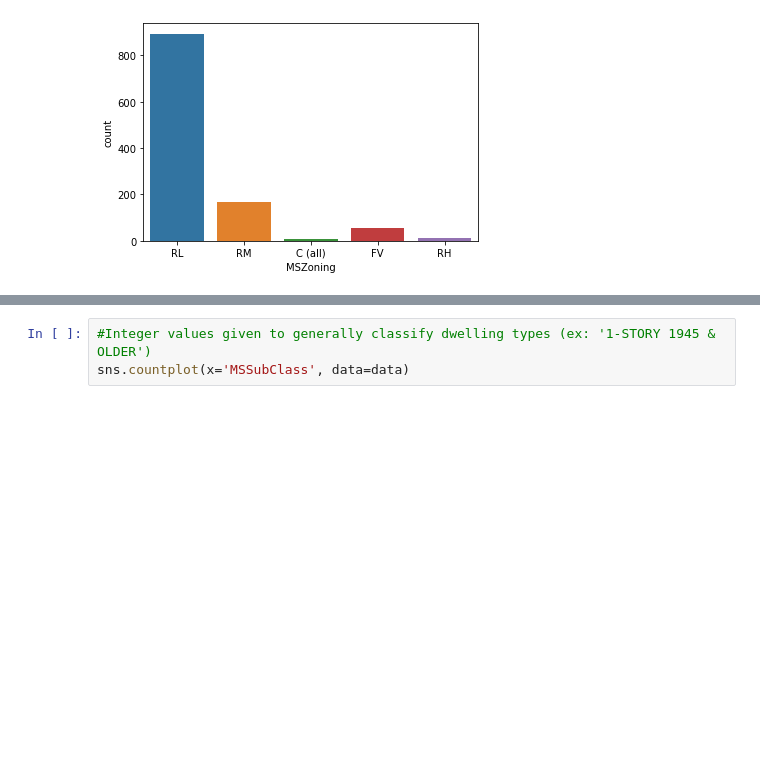
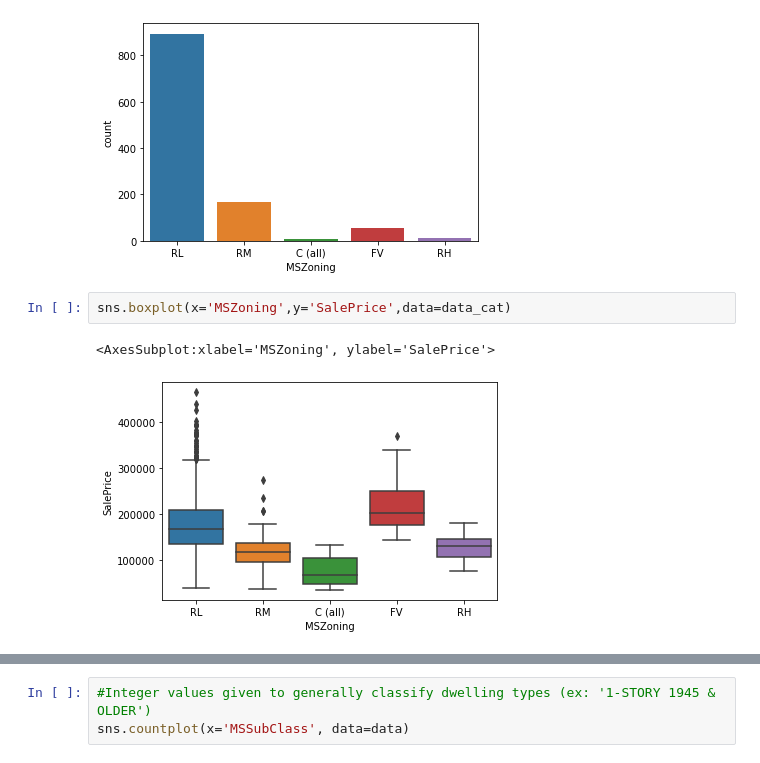
Before and after one commit to nroller28/CapstoneTwo, a Jupyter notebook: CapstoneTwoEDA.ipynb, the cells around one changed output, grey strips where cells are left out. Cells and saved outputs as stored; diff of their text form; blank space fills up the shorter version.

```diff
--- a/CapstoneTwoEDA.ipynb
+++ b/CapstoneTwoEDA.ipynb
@@ -132,3 +133,8 @@ sns.countplot(data=data_cat, x='MSZoning')
 # %% [output]
 <AxesSubplot:xlabel='MSZoning', ylabel='count'>
 [figure]
+# %%
+sns.boxplot(x='MSZoning',y='SalePrice',data=data_cat)
+# %% [output]
+<AxesSubplot:xlabel='MSZoning', ylabel='SalePrice'>
+[figure, added]
```
Also changed, not shown: parts of 224 cells of this notebook, 2 other files.
